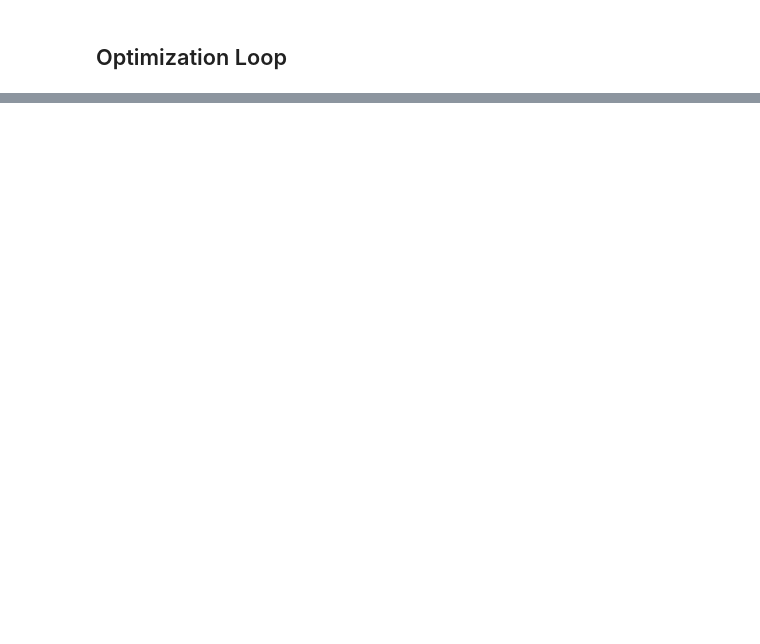
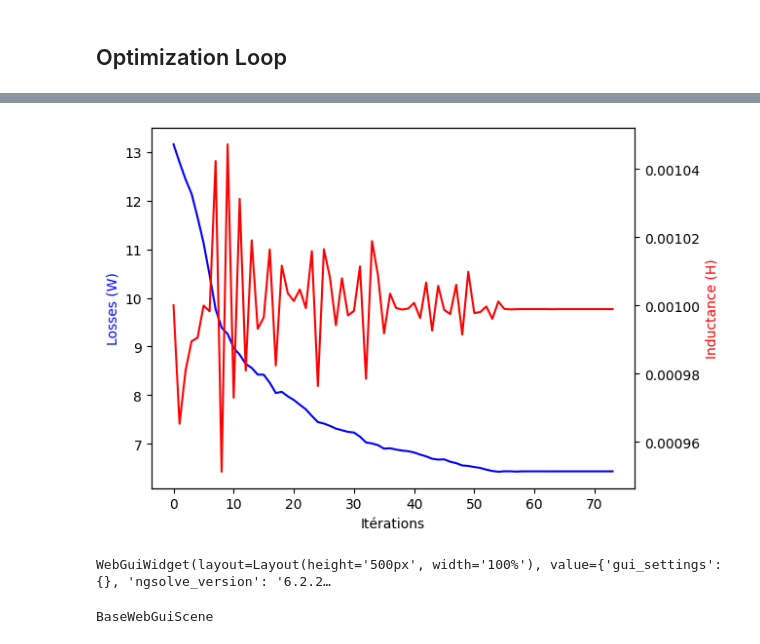
Before and after one commit to StephLeMedef/inductance-compumag, a Jupyter notebook: notebooks/PARAMETRIC.ipynb, the cells around one changed output, grey strips where cells are left out. Cells and saved outputs as stored; diff of their text form; code cells hidden in the pictures; blank space fills up the shorter version.

Commit message:
add parametric optimization

```diff
--- a/notebooks/PARAMETRIC.ipynb
+++ b/notebooks/PARAMETRIC.ipynb
@@ -189,0 +430,31 @@ NgException: BaseVector<Complex>::GetIndirect<double> calledin Assemble LinearFo
+# %%
+## Initialisation
+
+lam = 0
+scale = 1e3
+beta = 500         # Coefficient de pénalisation (à faire varier)
+alpha = 1e-3 / 2      # Pas initial
+airgap =  4.11e-3 * np.array([1, 1, 1, 1])
+
+alpha_min = 1e-7  # Pas minimal
+N_max = 20      # Nombre d'itérations de l'algorithme d'optimisation
+n_max = 20
+
+ConstList = []
+LagrList = []
+lamList = [lam]
+LossList = []
+InductanceList = []
+AirgapList = []
+N = 0
+while ( N < N_max):
+    airgap, alpha, lagrList, constList, lossList, inductanceList, airgapList = innerMinimization(airgap, lam, beta, alpha= 2 * alpha, n_max = n_max, alpha_min = alpha_min, scale = scale)
+    lam +=  beta * constList[-1]
+    print(f"{lam = }")
+    lamList.append(lam)
+    LagrList += lagrList
+    ConstList += constList
+    LossList += lossList
+    InductanceList += inductanceList
+    AirgapList += airgapList
+    N += 1
@@ -189,0 +479,16 @@ NgException: BaseVector<Complex>::GetIndirect<double> calledin Assemble LinearFo
+# %%
+ax1 = plt.plot(LossList, color = 'b')
+plt.ylabel('Losses (W)', color = 'b')
+plt.xlabel('Itérations')
+ax2 = plt.gca().twinx()
+ax2.plot(InductanceList, color = 'r')
+plt.ylabel('Inductance (H)', color = 'r')
+plt.show()
+# %% [output]
+[figure, added]
+# %%
+meshOptim = gen_mesh2(airgapList[-1])
+Draw(1 * XiAir + 2 * XiCoil + 3 * XiCore, meshOptim, radius=0.02)
+# %% [output]
+WebGuiWidget(layout=Layout(height='500px', width='100%'), value={'gui_settings': {}, 'ngsolve_version': '6.2.2…
+BaseWebGuiScene
```
Also changed, not shown: parts of 16 cells of this notebook, 1 other file.
